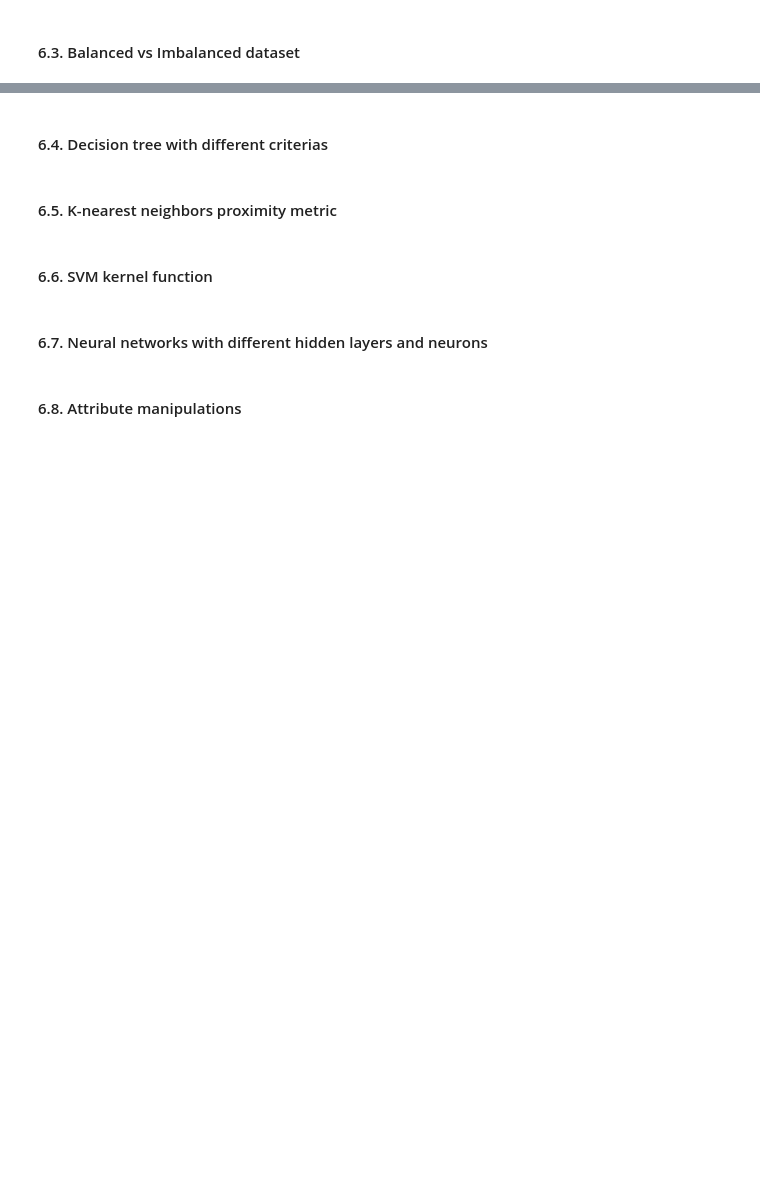
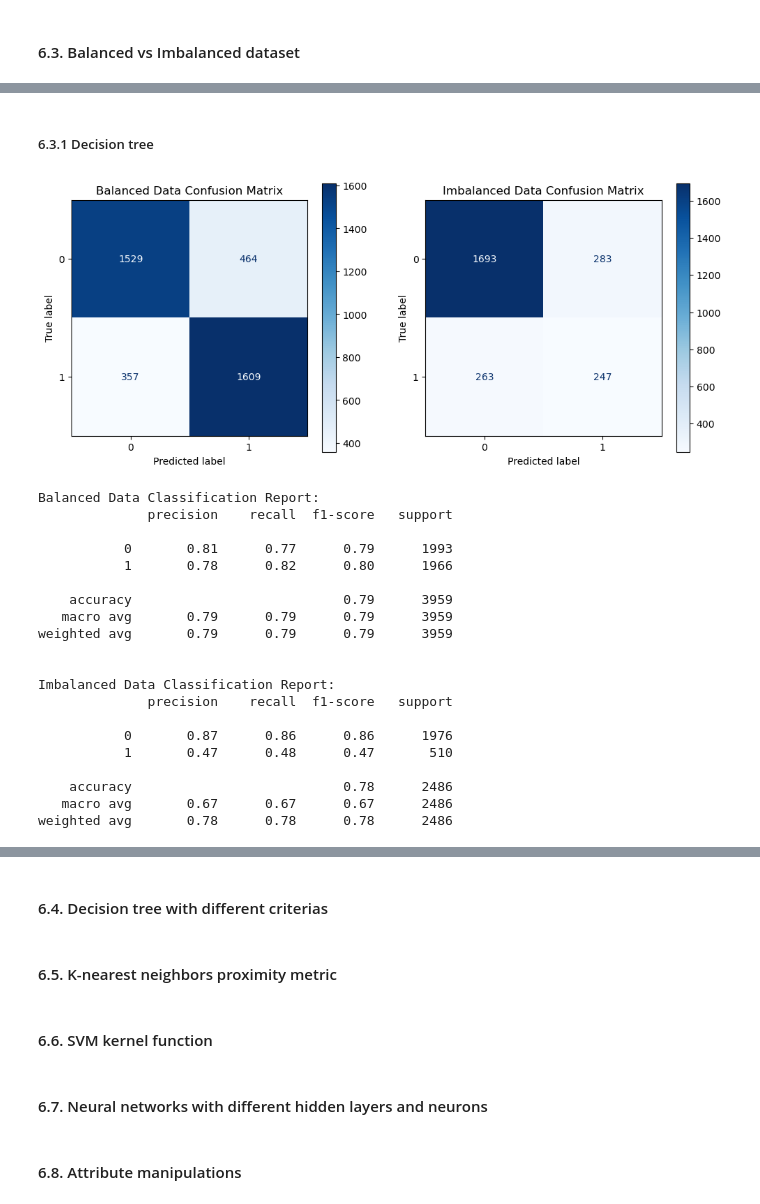
Before and after one commit to LuisDu902/MLChurnPrediction, a Jupyter notebook: project.ipynb, the cells around one changed output, grey strips where cells are left out. Drawn from its saved outputs; the diff is of its cells as text; code cells hidden in the pictures; blank space fills up the shorter version.

```diff
--- a/project.ipynb
+++ b/project.ipynb
@@ -316,19 +316,19 @@ all_labels = dataframe['Exited'].values
 # %% [markdown]
 #### 5.1. Decision tree
 # %%
-decision_tree_classifier = DecisionTreeClassifier()
-decision_tree_classifier.fit(training_inputs, training_classes)
-decision_tree_classifier.score(testing_inputs, testing_classes)
+balanced_decision_tree_classifier = DecisionTreeClassifier()
+balanced_decision_tree_classifier.fit(balanced_training_inputs, balanced_training_classes)
+balanced_score = balanced_decision_tree_classifier.score(balanced_testing_inputs, balanced_testing_classes)
 
-predictions = decision_tree_classifier.predict(testing_inputs)
+balanced_predictions = balanced_decision_tree_classifier.predict(balanced_testing_inputs)
 
-cm = confusion_matrix(testing_classes, predictions)
-disp = ConfusionMatrixDisplay(confusion_matrix=cm)
-disp.plot(cmap=plt.cm.Blues)
+balanced_cm = confusion_matrix(balanced_testing_classes, balanced_predictions)
+balanced_disp = ConfusionMatrixDisplay(confusion_matrix=balanced_cm)
+balanced_disp.plot(cmap=plt.cm.Blues)
 plt.title('Confusion Matrix')
 plt.show()
 
-print(classification_report(testing_classes, predictions))
+print(classification_report(balanced_testing_classes, balanced_predictions))
 # %% [output]
 [figure]
               precision    recall  f1-score   support
@@ -505,0 +516,50 @@ plt.show()
+# %%
+imbalanced_inputs = imbalanced[['CreditScore', 'Gender', 'Age', 'Tenure', 'Balance', 'NumOfProducts', 'HasCrCard', 'IsActiveMember', 'EstimatedSalary']].values
+imbalanced_labels = imbalanced['Exited'].values
+
+(imbalanced_training_inputs, imbalanced_testing_inputs, imbalanced_training_classes, imbalanced_testing_classes) = train_test_split(imbalanced_inputs, imbalanced_labels, test_size=0.25, random_state=1)
+# %% [markdown]
+##### 6.3.1 Decision tree
+# %%
+imbalanced_decision_tree_classifier = DecisionTreeClassifier()
+imbalanced_decision_tree_classifier.fit(imbalanced_training_inputs, imbalanced_training_classes)
+imbalanced_score = imbalanced_decision_tree_classifier.score(imbalanced_testing_inputs, imbalanced_testing_classes)
+
+imbalanced_predictions = imbalanced_decision_tree_classifier.predict(imbalanced_testing_inputs)
+
+imbalanced_cm = confusion_matrix(imbalanced_testing_classes, imbalanced_predictions)
+imbalanced_disp = ConfusionMatrixDisplay(confusion_matrix=imbalanced_cm)
+
+fig, axes = plt.subplots(1, 2, figsize=(12, 5))
+balanced_disp.plot(ax=axes[0], cmap=plt.cm.Blues)
+axes[0].set_title('Balanced Data Confusion Matrix')
+imbalanced_disp.plot(ax=axes[1], cmap=plt.cm.Blues)
+axes[1].set_title('Imbalanced Data Confusion Matrix')
+plt.show()
+
+print("Balanced Data Classification Report:")
+print(classification_report(balanced_testing_classes, balanced_predictions))
+print("\nImbalanced Data Classification Report:")
+print(classification_report(imbalanced_testing_classes, imbalanced_predictions))
+# %% [output]
+[figure, added]
+Balanced Data Classification Report:
+              precision    recall  f1-score   support
+
+           0       0.81      0.77      0.79      1993
+           1       0.78      0.82      0.80      1966
+
+    accuracy                           0.79      3959
+   macro avg       0.79      0.79      0.79      3959
+weighted avg       0.79      0.79      0.79      3959
+
+
+Imbalanced Data Classification Report:
+              precision    recall  f1-score   support
+
+           0       0.87      0.86      0.86      1976
+           1       0.47      0.48      0.47       510
+
+    accuracy                           0.78      2486
+   macro avg       0.67      0.67      0.67      2486
+weighted avg       0.78      0.78      0.78      2486
```
Also changed, not shown: parts of 22 cells of this notebook.
